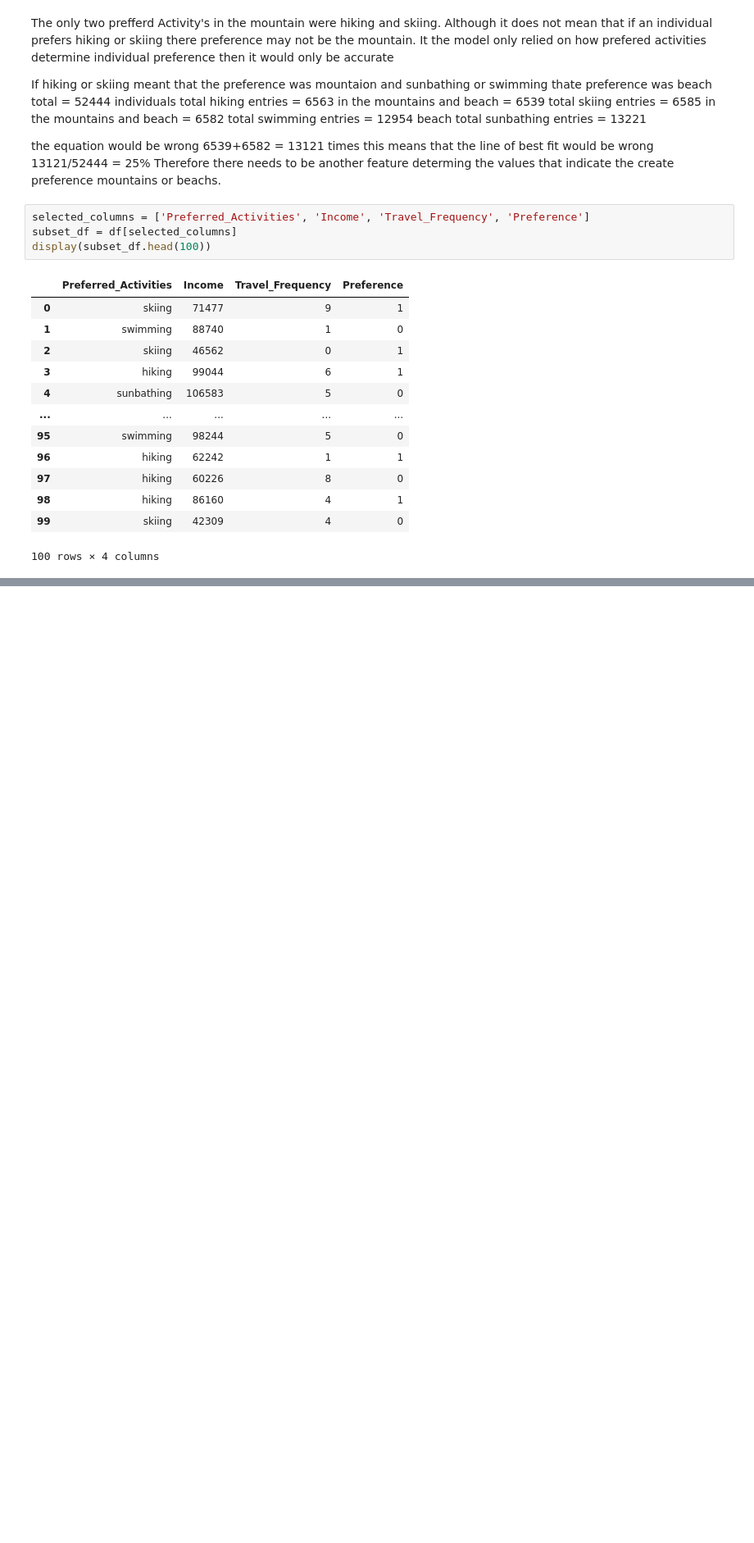
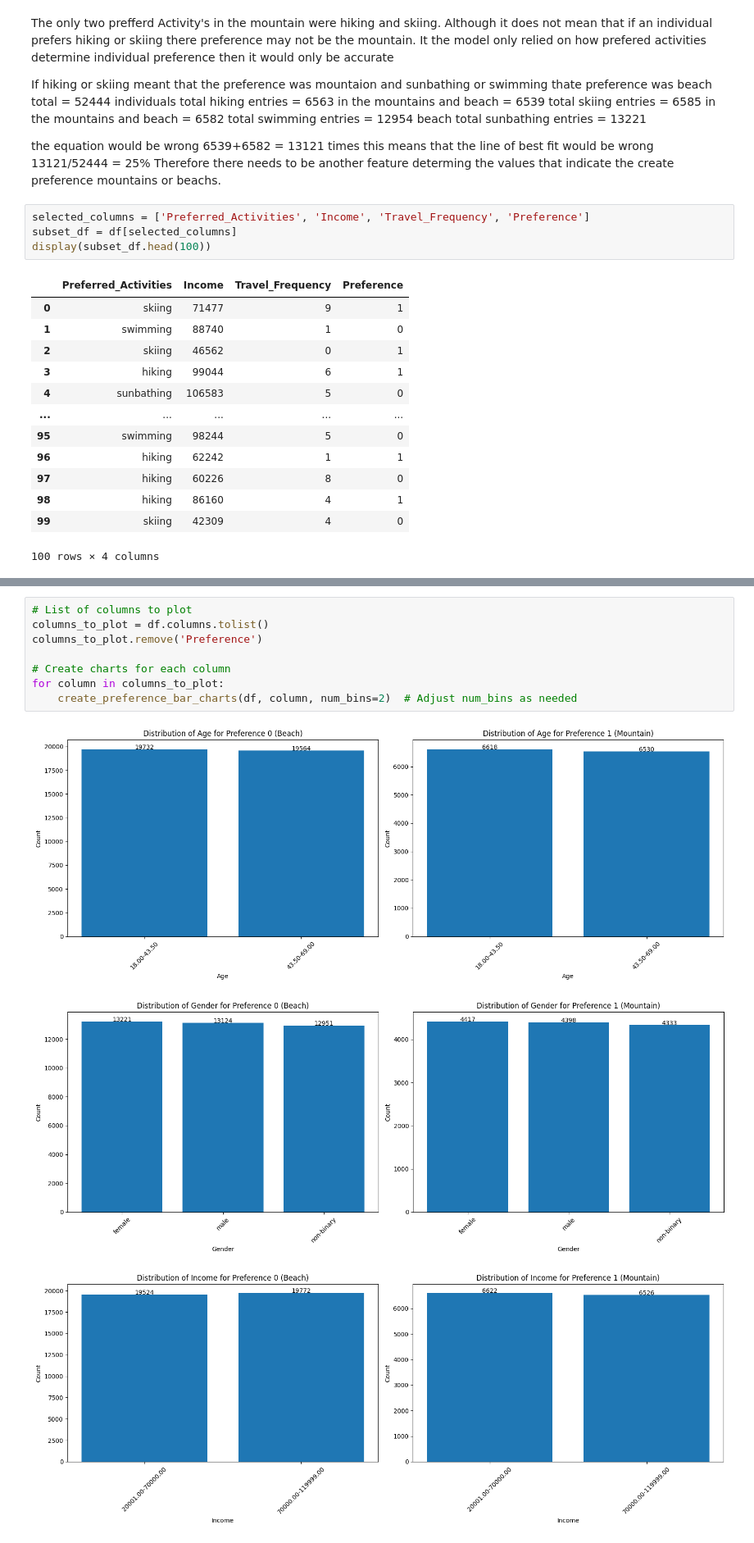
Before and after one commit to MarqueFerg/EDA-Mountains-or-Beach, a Jupyter notebook: EDA_notebook.ipynb, the cells around one changed output, grey strips where cells are left out. Shown: that part at 82% size. Drawn from its saved outputs; the diff is of its cells as text; blank space fills up the shorter version.

Commit message:
Added Bar Charts for each variable

```diff
--- a/EDA_notebook.ipynb
+++ b/EDA_notebook.ipynb
@@ -131,0 +172,12 @@ display(subset_df.head(100))
+# %%
+# List of columns to plot
+columns_to_plot = df.columns.tolist()
+columns_to_plot.remove('Preference')
+
+# Create charts for each column
+for column in columns_to_plot:
+    create_preference_bar_charts(df, column, num_bins=2)  # Adjust num_bins as needed
+# %% [output]
+[figure, added]
+[figure, added]
+[figure, added]
```
Also changed, not shown: parts of 5 cells of this notebook.
